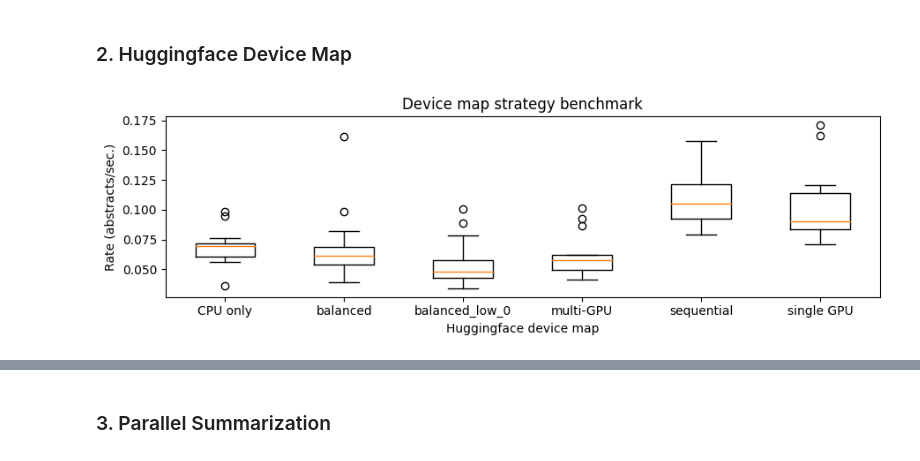
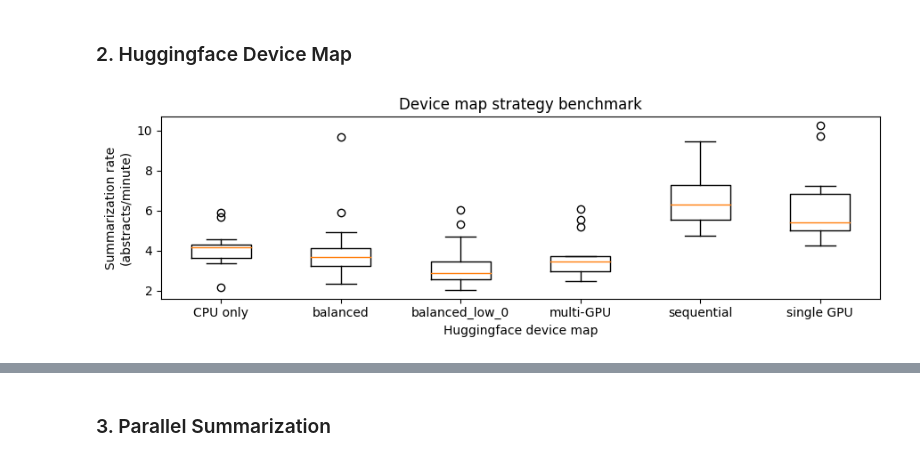
Before and after one commit to gperdrizet/PUBSUM, a Jupyter notebook: pubsum/notebooks/benchmarking_results.ipynb, the cells around one changed output, grey strips where cells are left out. Cells and saved outputs as stored; diff of their text form; code cells hidden in the pictures.

```diff
--- a/pubsum/notebooks/benchmarking_results.ipynb
+++ b/pubsum/notebooks/benchmarking_results.ipynb
@@ -72,17 +53,19 @@ data.head()
 ### 2. Huggingface Device Map
 # %%
 data = pd.read_csv('../benchmarks/huggingface_device_map/results.csv')
-wide_data = data.pivot(index='abstract', columns='device map strategy', values='summarization rate (abstracts/sec.)')
+data['summarization rate (abstracts/min.)'] = data['summarization rate (abstracts/sec.)'] * 60
+
+wide_data = data.pivot(index='abstract', columns='device map strategy', values='summarization rate (abstracts/min.)')
 
 fig, axs = plt.subplots(1, 1, figsize=(9, 3), tight_layout=True)
 
 axs.set_title('Device map strategy benchmark')
 axs.set_xlabel('Huggingface device map')
-axs.set_ylabel('Rate (abstracts/sec.)')
+axs.set_ylabel('Summarization rate\n(abstracts/minute)')
 axs.boxplot(wide_data, labels=wide_data.columns)
 
 plt.show()
 
 data.head()
 # %% [output]
-[figure, old version]
+[figure, new version]
```
Also changed, not shown: parts of 5 cells of this notebook.
